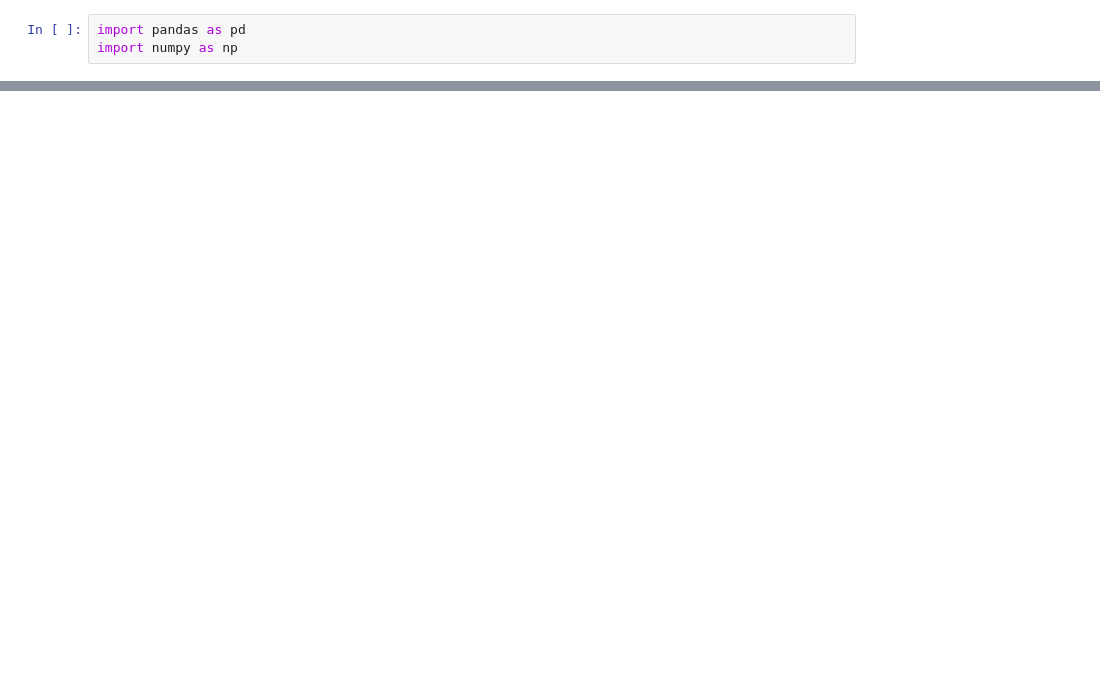
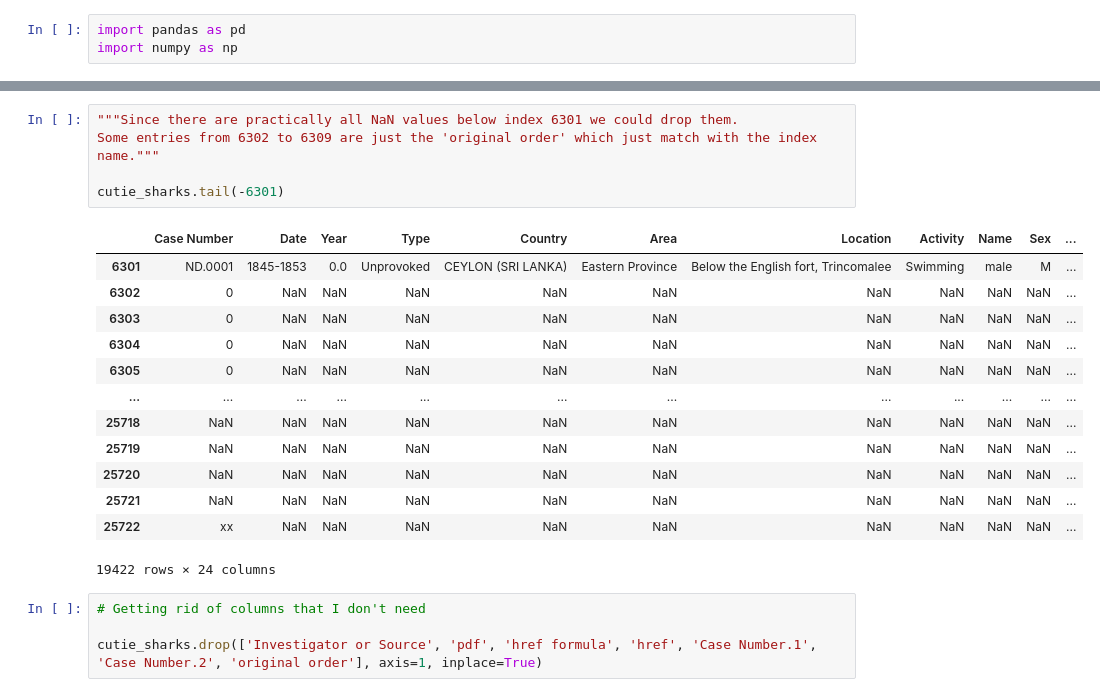
Before and after one commit to susanalista/Jaws-Shark_attacks, a Jupyter notebook: Main.ipynb, the cells around one changed output, grey strips where cells are left out. Drawn from its saved outputs; the diff is of its cells as text; blank space fills up the shorter version.

```diff
--- a/Main.ipynb
+++ b/Main.ipynb
@@ -58 +57,24 @@ memory usage: 4.7+ MB
+# %%
+"""Since there are practically all NaN values below index 6301 we could drop them.
+Some entries from 6302 to 6309 are just the 'original order' which just match with the index name."""
+
+cutie_sharks.tail(-6301)
+# %% [output]
+|  | Case Number | Date | Year | Type | Country | Area | Location | Activity | Name | Sex | ... |
+| 6301 | ND.0001 | 1845-1853 | 0.0 | Unprovoked | CEYLON (SRI LANKA) | Eastern Province | Below the English fort, Trincomalee | Swimming | male | M | ... |
+| 6302 | 0 | NaN | NaN | NaN | NaN | NaN | NaN | NaN | NaN | NaN | ... |
+| 6303 | 0 | NaN | NaN | NaN | NaN | NaN | NaN | NaN | NaN | NaN | ... |
+| 6304 | 0 | NaN | NaN | NaN | NaN | NaN | NaN | NaN | NaN | NaN | ... |
+| 6305 | 0 | NaN | NaN | NaN | NaN | NaN | NaN | NaN | NaN | NaN | ... |
+| ... | ... | ... | ... | ... | ... | ... | ... | ... | ... | ... | ... |
+| 25718 | NaN | NaN | NaN | NaN | NaN | NaN | NaN | NaN | NaN | NaN | ... |
+| 25719 | NaN | NaN | NaN | NaN | NaN | NaN | NaN | NaN | NaN | NaN | ... |
+| 25720 | NaN | NaN | NaN | NaN | NaN | NaN | NaN | NaN | NaN | NaN | ... |
+| 25721 | NaN | NaN | NaN | NaN | NaN | NaN | NaN | NaN | NaN | NaN | ... |
+| 25722 | xx | NaN | NaN | NaN | NaN | NaN | NaN | NaN | NaN | NaN | ... |
+19422 rows × 24 columns
+# %%
+# Getting rid of columns that I don't need
+
+cutie_sharks.drop(['Investigator or Source', 'pdf', 'href formula', 'href', 'Case Number.1', 'Case Number.2', 'original order'], axis=1, inplace=True)
 # %%
```
Also changed, not shown: parts of 26 cells of this notebook.
